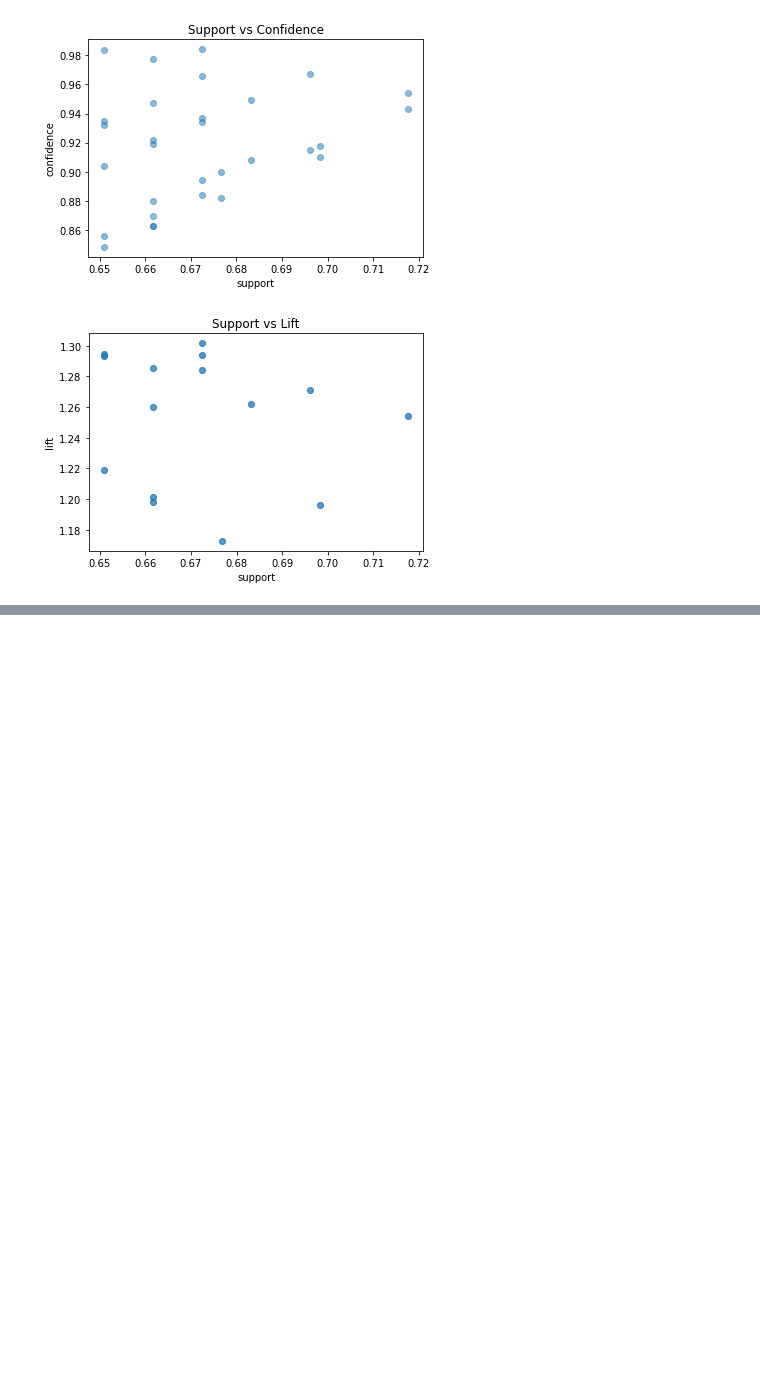
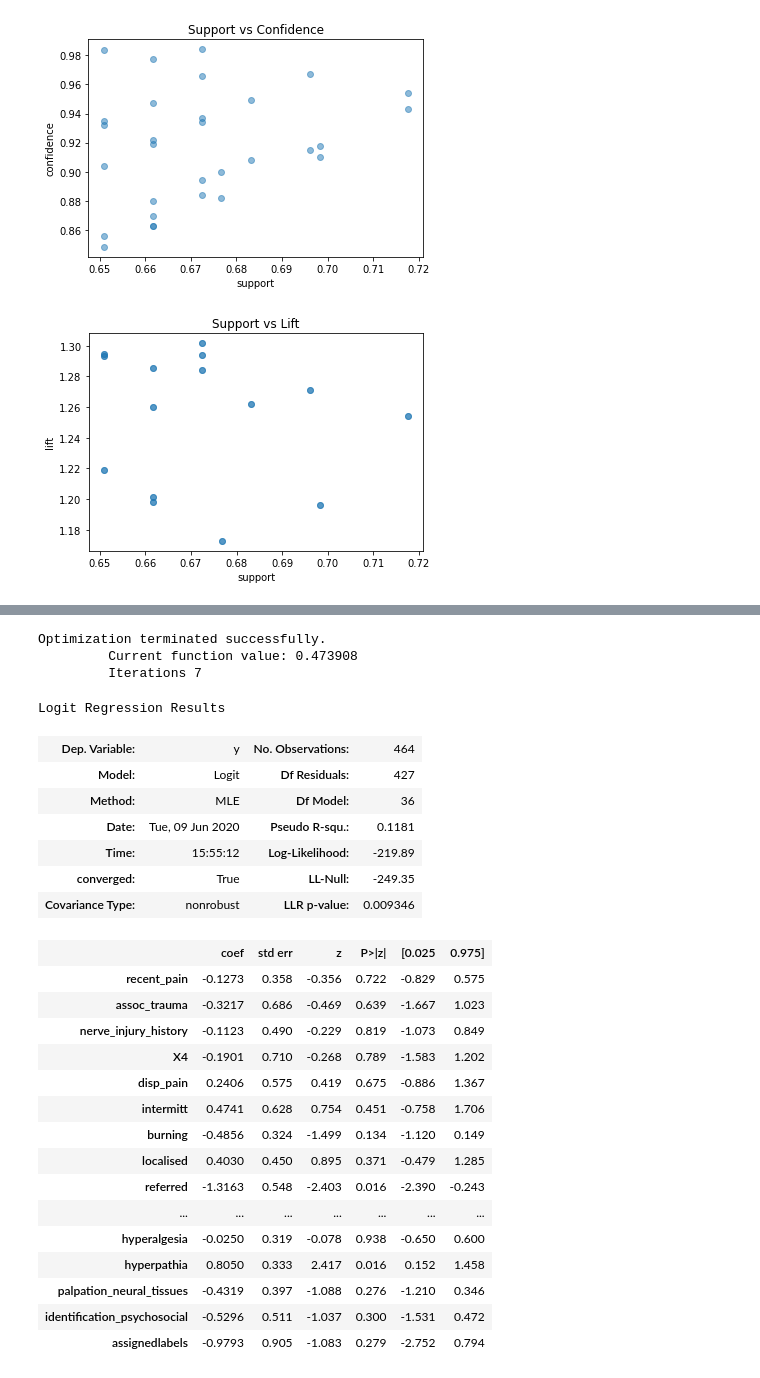
Before and after one commit to AmitHasanShuvo/Machine-Learning-Projects, a Jupyter notebook: Musculoskeletan Pain /musculoskeletal_pain.ipynb, the cells around one changed output, grey strips where cells are left out. Saved outputs shown, nothing was run; the diff lists cells and outputs as text; code cells hidden in the pictures; blank space fills up the shorter version.

```diff
--- a/Musculoskeletan Pain /musculoskeletal_pain.ipynb
+++ b/Musculoskeletan Pain /musculoskeletal_pain.ipynb
@@ -128,0 +262,2 @@ plt.show()
+# %%
+model.fit(X, Y)
@@ -128,0 +292,4 @@ plt.show()
+# %%
+#Improve the model
+model = LogisticRegression(solver='liblinear', C=20.0, random_state=0)
+model.fit(X, Y)
@@ -128,0 +315,36 @@ plt.show()
+# %%
+P = list(Y)
+model = sm.Logit(P, X)
+# %%
+result = model.fit(method='newton')
+# %% [output]
+Optimization terminated successfully.
+         Current function value: 0.473908
+         Iterations 7
+# %%
+result.summary()
+# %% [output]
+Logit Regression Results
+| Dep. Variable: | y | No. Observations: | 464 |
+| Model: | Logit | Df Residuals: | 427 |
+| Method: | MLE | Df Model: | 36 |
+| Date: | Tue, 09 Jun 2020 | Pseudo R-squ.: | 0.1181 |
+| Time: | 15:55:12 | Log-Likelihood: | -219.89 |
+| converged: | True | LL-Null: | -249.35 |
+| Covariance Type: | nonrobust | LLR p-value: | 0.009346 |
+|  | coef | std err | z | P>|z| | [0.025 | 0.975] |
+| recent_pain | -0.1273 | 0.358 | -0.356 | 0.722 | -0.829 | 0.575 |
+| assoc_trauma | -0.3217 | 0.686 | -0.469 | 0.639 | -1.667 | 1.023 |
+| nerve_injury_history | -0.1123 | 0.490 | -0.229 | 0.819 | -1.073 | 0.849 |
+| X4 | -0.1901 | 0.710 | -0.268 | 0.789 | -1.583 | 1.202 |
+| disp_pain | 0.2406 | 0.575 | 0.419 | 0.675 | -0.886 | 1.367 |
+| intermitt | 0.4741 | 0.628 | 0.754 | 0.451 | -0.758 | 1.706 |
+| burning | -0.4856 | 0.324 | -1.499 | 0.134 | -1.120 | 0.149 |
+| localised | 0.4030 | 0.450 | 0.895 | 0.371 | -0.479 | 1.285 |
+| referred | -1.3163 | 0.548 | -2.403 | 0.016 | -2.390 | -0.243 |
+| ... | ... | ... | ... | ... | ... | ... |
+| hyperalgesia | -0.0250 | 0.319 | -0.078 | 0.938 | -0.650 | 0.600 |
+| hyperpathia | 0.8050 | 0.333 | 2.417 | 0.016 | 0.152 | 1.458 |
+| palpation_neural_tissues | -0.4319 | 0.397 | -1.088 | 0.276 | -1.210 | 0.346 |
+| identification_psychosocial | -0.5296 | 0.511 | -1.037 | 0.300 | -1.531 | 0.472 |
+| assignedlabels | -0.9793 | 0.905 | -1.083 | 0.279 | -2.752 | 0.794 |
```
Also changed, not shown: parts of 52 cells of this notebook.
